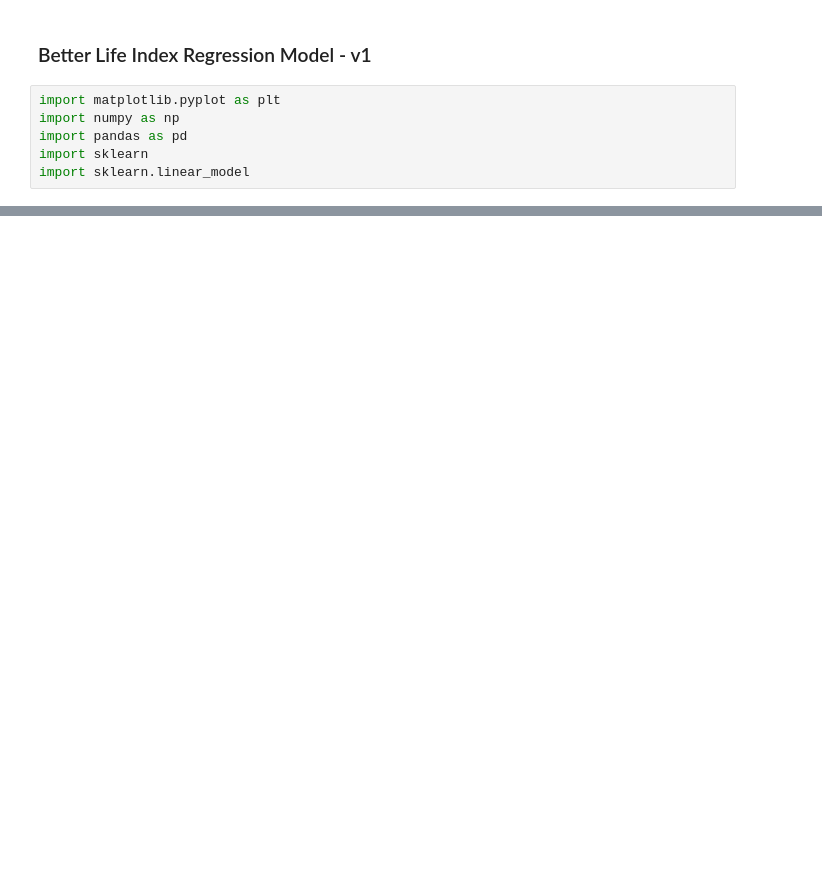
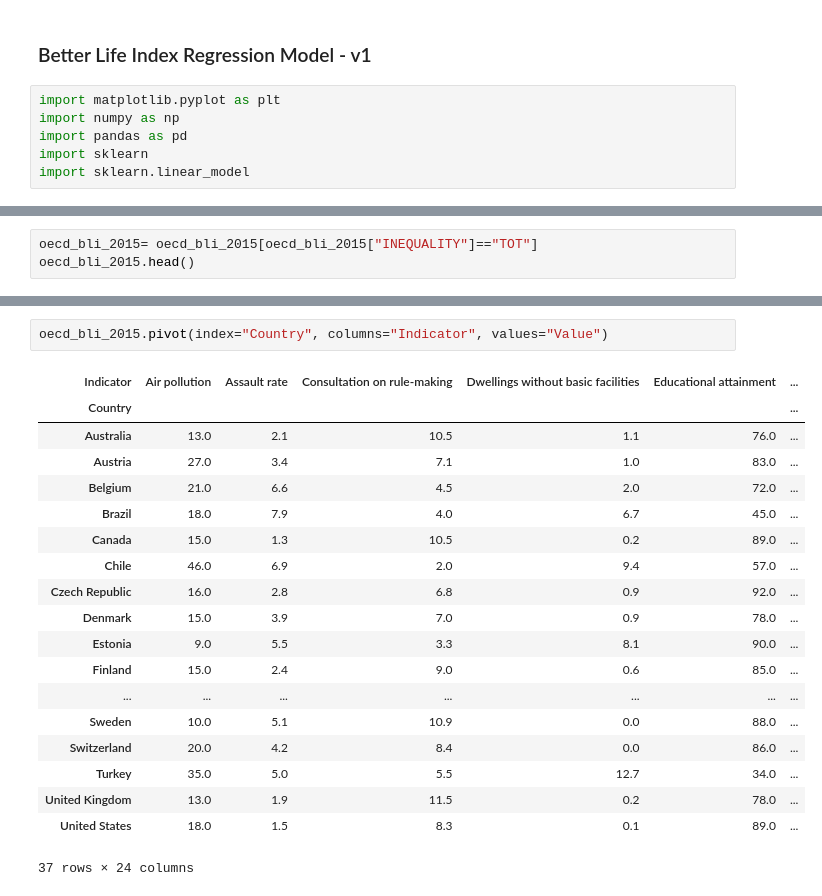
Before and after one commit to paulowe/BetterLifeIndex_regression_model, a Jupyter notebook: analysis.ipynb, the cells around one changed output, grey strips where cells are left out. Cells and saved outputs as stored; diff of their text form; blank space fills up the shorter version.

```diff
--- a/analysis.ipynb
+++ b/analysis.ipynb
@@ -39,0 +51,3 @@ def join_imf_and_oecd(oecd, gdp):
+# %%
+oecd_bli_2015= oecd_bli_2015[oecd_bli_2015["INEQUALITY"]=="TOT"]
+oecd_bli_2015.head()
@@ -39,0 +61,22 @@ def join_imf_and_oecd(oecd, gdp):
+# %%
+oecd_bli_2015.pivot(index="Country", columns="Indicator", values="Value")
+# %% [output]
+| Indicator | Air pollution | Assault rate | Consultation on rule-making | Dwellings without basic facilities | Educational attainment | ... |
+| Country |  |  |  |  |  | ... |
+| Australia | 13.0 | 2.1 | 10.5 | 1.1 | 76.0 | ... |
+| Austria | 27.0 | 3.4 | 7.1 | 1.0 | 83.0 | ... |
+| Belgium | 21.0 | 6.6 | 4.5 | 2.0 | 72.0 | ... |
+| Brazil | 18.0 | 7.9 | 4.0 | 6.7 | 45.0 | ... |
+| Canada | 15.0 | 1.3 | 10.5 | 0.2 | 89.0 | ... |
+| Chile | 46.0 | 6.9 | 2.0 | 9.4 | 57.0 | ... |
+| Czech Republic | 16.0 | 2.8 | 6.8 | 0.9 | 92.0 | ... |
+| Denmark | 15.0 | 3.9 | 7.0 | 0.9 | 78.0 | ... |
+| Estonia | 9.0 | 5.5 | 3.3 | 8.1 | 90.0 | ... |
+| Finland | 15.0 | 2.4 | 9.0 | 0.6 | 85.0 | ... |
+| ... | ... | ... | ... | ... | ... | ... |
+| Sweden | 10.0 | 5.1 | 10.9 | 0.0 | 88.0 | ... |
+| Switzerland | 20.0 | 4.2 | 8.4 | 0.0 | 86.0 | ... |
+| Turkey | 35.0 | 5.0 | 5.5 | 12.7 | 34.0 | ... |
+| United Kingdom | 13.0 | 1.9 | 11.5 | 0.2 | 78.0 | ... |
+| United States | 18.0 | 1.5 | 8.3 | 0.1 | 89.0 | ... |
+37 rows × 24 columns
```
Also changed, not shown: parts of 5 cells of this notebook.
